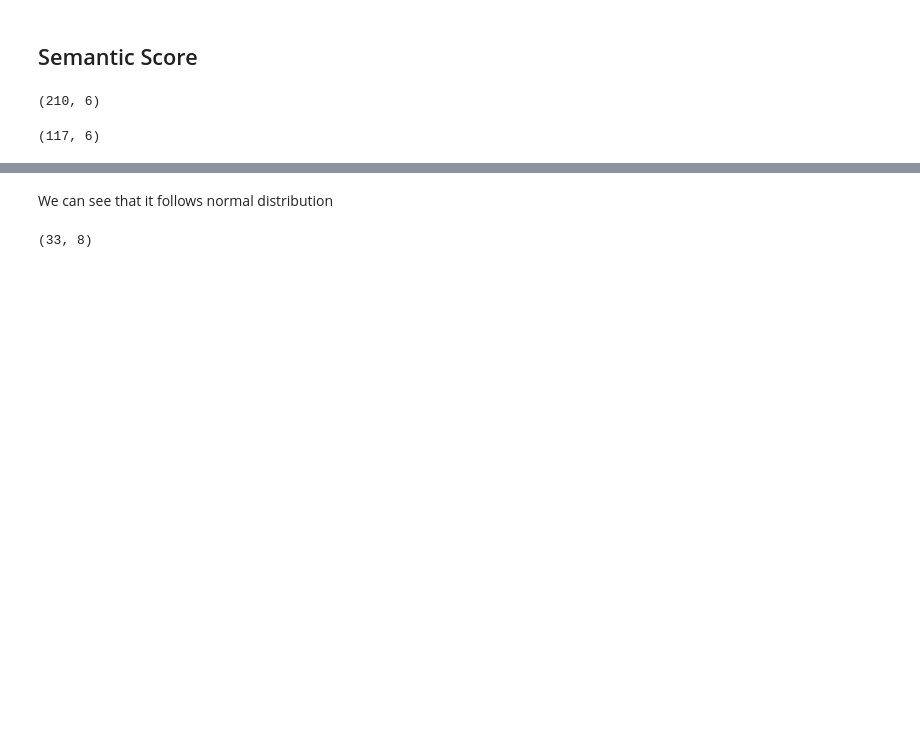
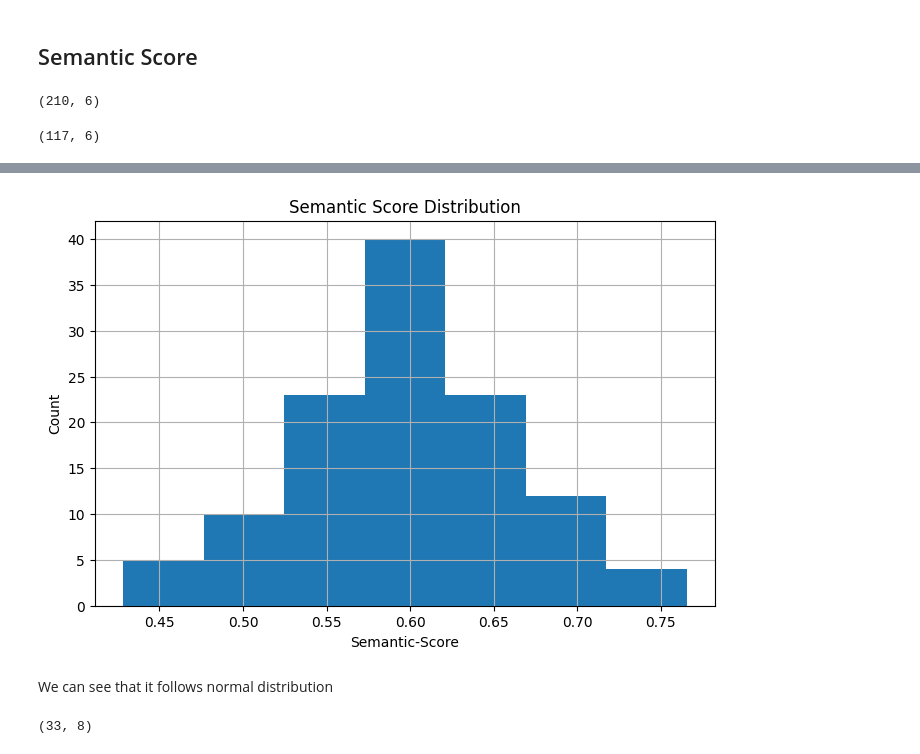
Before and after one commit to BrandtBoys/DocTide, a Jupyter notebook: labs/sem.ipynb, the cells around one changed output, grey strips where cells are left out. Cells and saved outputs as stored; diff of their text form; code cells hidden in the pictures; blank space fills up the shorter version.

```diff
--- a/labs/sem.ipynb
+++ b/labs/sem.ipynb
@@ -92,3 +92,24 @@ df['Semantic-Score'].hist(bins=6)
+# %%
+import matplotlib.pyplot as plt
+
+# Create figure
+plt.figure(figsize=(8, 5))
+
+# Plot histogram
+df['Semantic-Score'].hist(bins=7)
+
+# Add labels (optional but recommended)
+plt.xlabel('Semantic-Score')
+plt.ylabel('Count')
+plt.title('Semantic Score Distribution')
+
+# # Save as PNG
+# plt.savefig('semantic_score_histogram.png', dpi=300, bbox_inches='tight')
+
+# Optionally display
+plt.show()
+# %% [output]
+[figure, added]
 # %% [markdown]
 We can see that it follows normal distribution
 # %%
```
Also changed, not shown: parts of 2 cells of this notebook.
